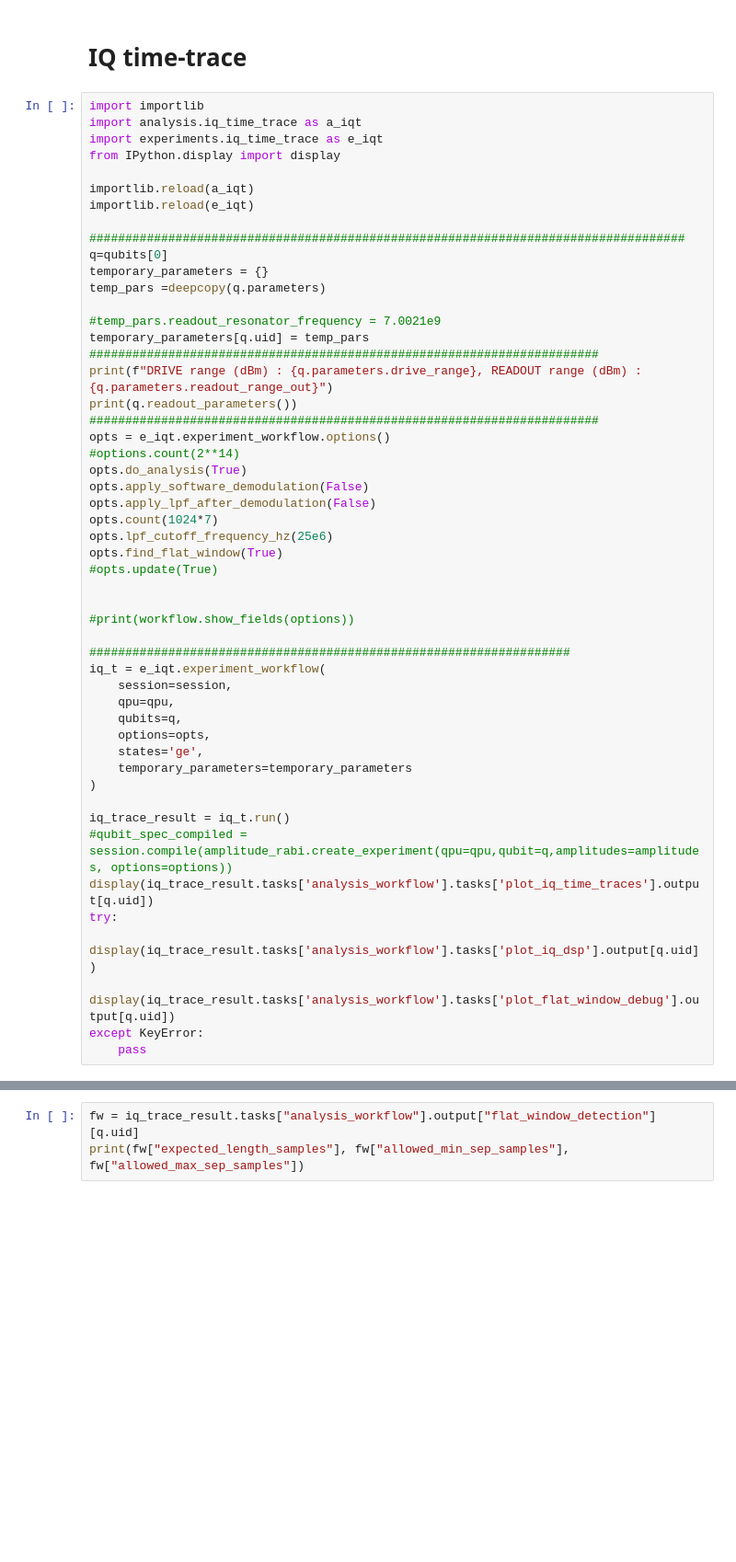
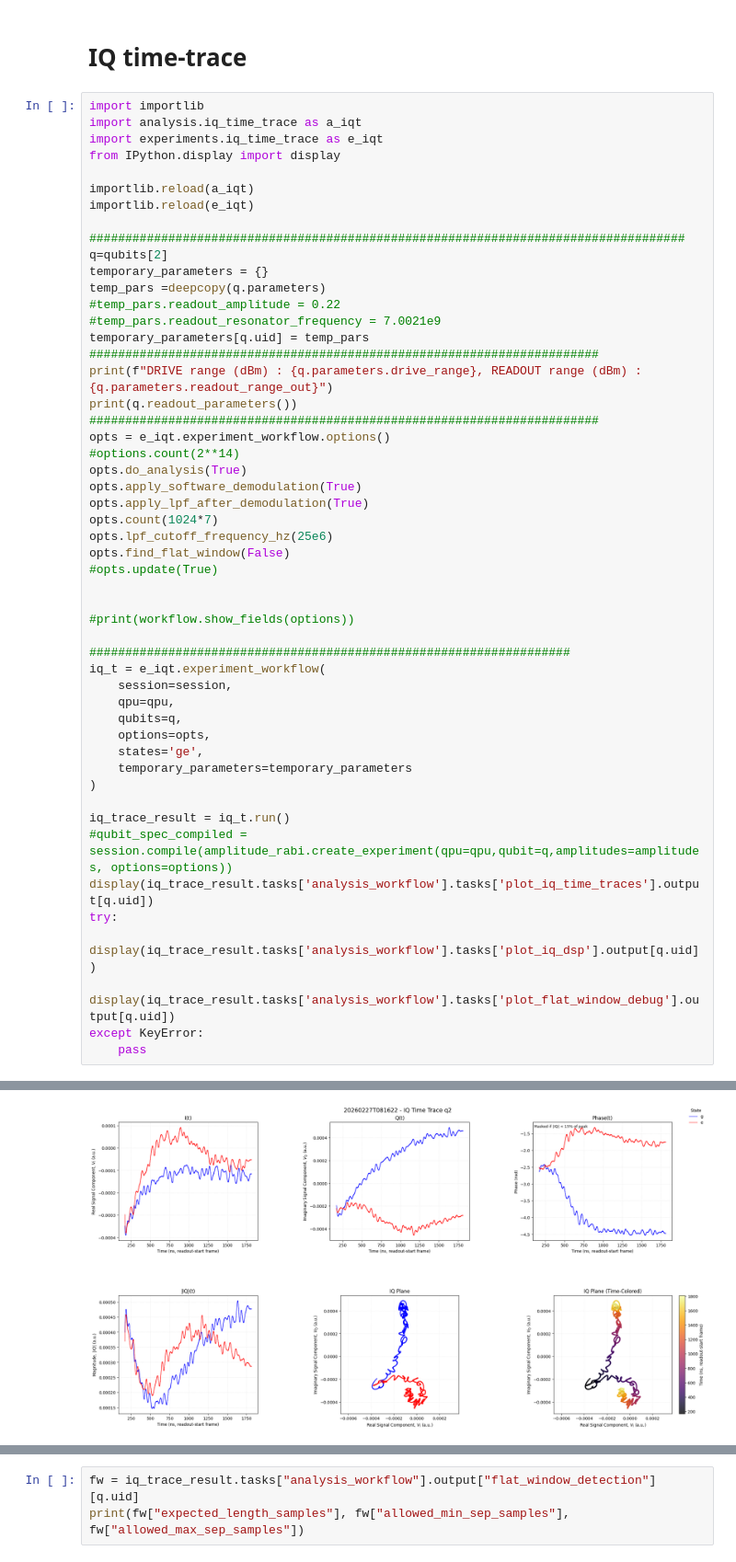
Before and after one commit to yalgaeahn/qubit-experiment, a Jupyter notebook: examples/selectiveRIP/readout_optimization.ipynb, the cells around one changed output, grey strips where cells are left out. Shown at 92% size. Saved outputs shown, nothing was run; the diff lists cells and outputs as text; blank space fills up the shorter version.

```diff
--- a/examples/selectiveRIP/readout_optimization.ipynb
+++ b/examples/selectiveRIP/readout_optimization.ipynb
@@ -1276,10 +1336,10 @@ importlib.reload(a_iqt)
 importlib.reload(e_iqt)
 
 ###################################################################################
-q=qubits[0]
+q=qubits[2]
 temporary_parameters = {}
 temp_pars =deepcopy(q.parameters)
-
+#temp_pars.readout_amplitude = 0.22
 #temp_pars.readout_resonator_frequency = 7.0021e9
 temporary_parameters[q.uid] = temp_pars
 #######################################################################
@@ -1289,11 +1349,11 @@ print(q.readout_parameters())
 opts = e_iqt.experiment_workflow.options()
 #options.count(2**14)
 opts.do_analysis(True)
-opts.apply_software_demodulation(False)
-opts.apply_lpf_after_demodulation(False)
+opts.apply_software_demodulation(True)
+opts.apply_lpf_after_demodulation(True)
 opts.count(1024*7)
 opts.lpf_cutoff_frequency_hz(25e6)
-opts.find_flat_window(True)
+opts.find_flat_window(False)
 #opts.update(True)
 
 
@@ -1317,3 +1377,4 @@ try:
     display(iq_trace_result.tasks['analysis_workflow'].tasks['plot_flat_window_debug'].output[q.uid])
 except KeyError:
     pass
+# %% [output]
@@ -1319,0 +1398 @@ except KeyError:
+[figure, added]
```
Also changed, not shown: parts of 13 cells of this notebook, 22 other files.
